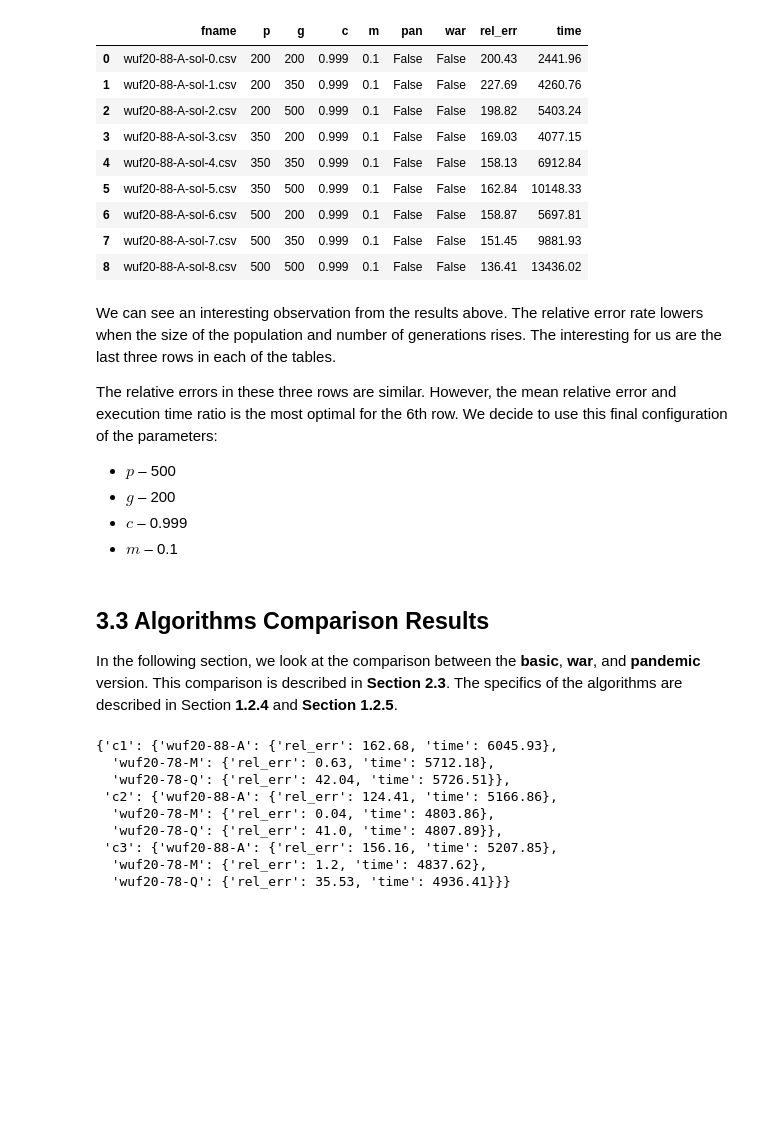
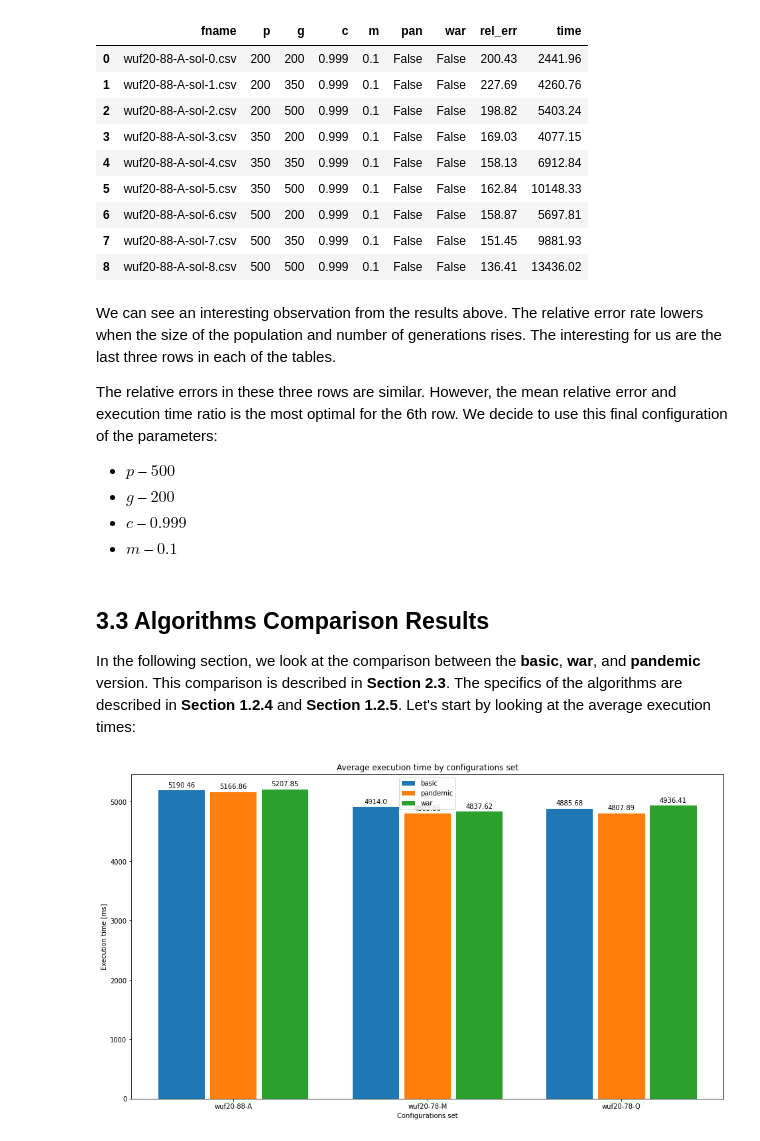
Before and after one commit to patrotom/combinatorial-optimization-problems, a Jupyter notebook: sat/notebooks/sat.ipynb, the cells around one changed output. Saved outputs shown, nothing was run; the diff lists cells and outputs as text; code cells hidden in the pictures; blank space fills up the shorter version.

```diff
--- a/sat/notebooks/sat.ipynb
+++ b/sat/notebooks/sat.ipynb
@@ -326,24 +390,19 @@ We can see an interesting observation from the results above. The relative error
 The relative errors in these three rows are similar. However, the mean relative error and execution time ratio is the most optimal for the 6th row. We decide to use this final configuration of the parameters:
 
 
-* $p$ – 500
-* $g$ – 200
-* $c$ – 0.999
-* $m$ – 0.1
+* $p$ – $500$
+* $g$ – $200$
+* $c$ – $0.999$
+* $m$ – $0.1$
 # %% [markdown]
 ## 3.3 Algorithms Comparison Results
 
-In the following section, we look at the comparison between the **basic**, **war**, and **pandemic** version. This comparison is described in **Section 2.3**. The specifics of the algorithms are described in Section **1.2.4** and **Section 1.2.5**.
+In the following section, we look at the comparison between the **basic**, **war**, and **pandemic** version. This comparison is described in **Section 2.3**. The specifics of the algorithms are described in **Section 1.2.4** and **Section 1.2.5**. Let's start by looking at the average execution times:
 # %%
 data = sat_data()
-data
-# %% [output]
-{'c1': {'wuf20-88-A': {'rel_err': 162.68, 'time': 6045.93},
-  'wuf20-78-M': {'rel_err': 0.63, 'time': 5712.18},
-  'wuf20-78-Q': {'rel_err': 42.04, 'time': 5726.51}},
- 'c2': {'wuf20-88-A': {'rel_err': 124.41, 'time': 5166.86},
-  'wuf20-78-M': {'rel_err': 0.04, 'time': 4803.86},
-  'wuf20-78-Q': {'rel_err': 41.0, 'time': 4807.89}},
- 'c3': {'wuf20-88-A': {'rel_err': 156.16, 'time': 5207.85},
-  'wuf20-78-M': {'rel_err': 1.2, 'time': 4837.62},
-  'wuf20-78-Q': {'rel_err': 35.53, 'time': 4936.41}}}
+# %%
+fig, ax = plt.subplots()
+time_graph(data, ax)
+plt.show()
+# %% [output]
+[figure, added]
```
Also changed, not shown: parts of 8 cells of this notebook, 3 other files.
